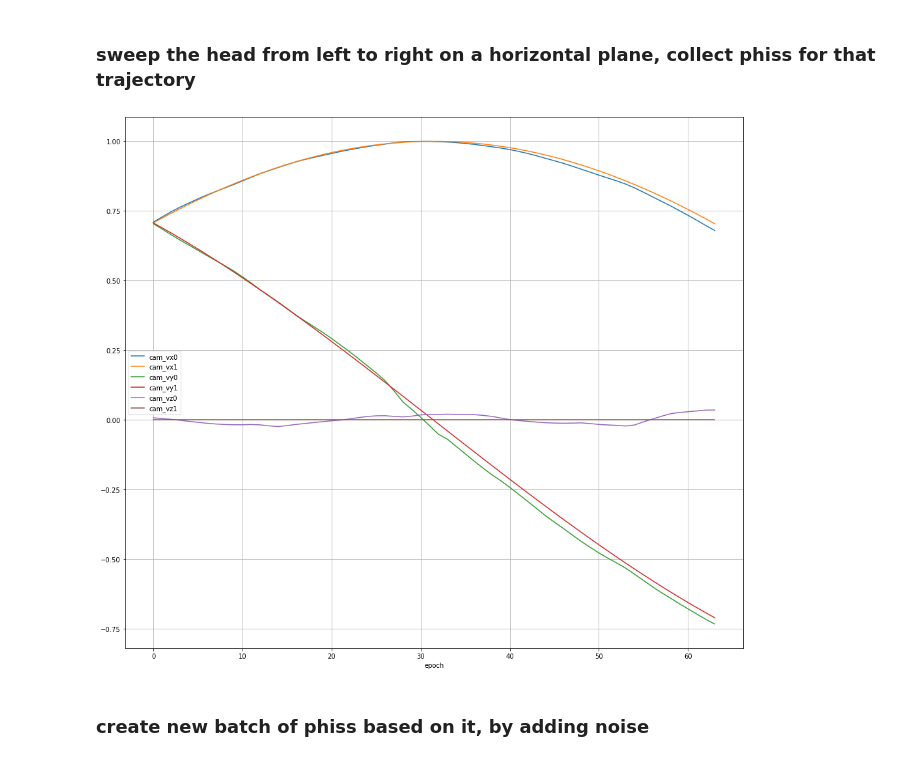
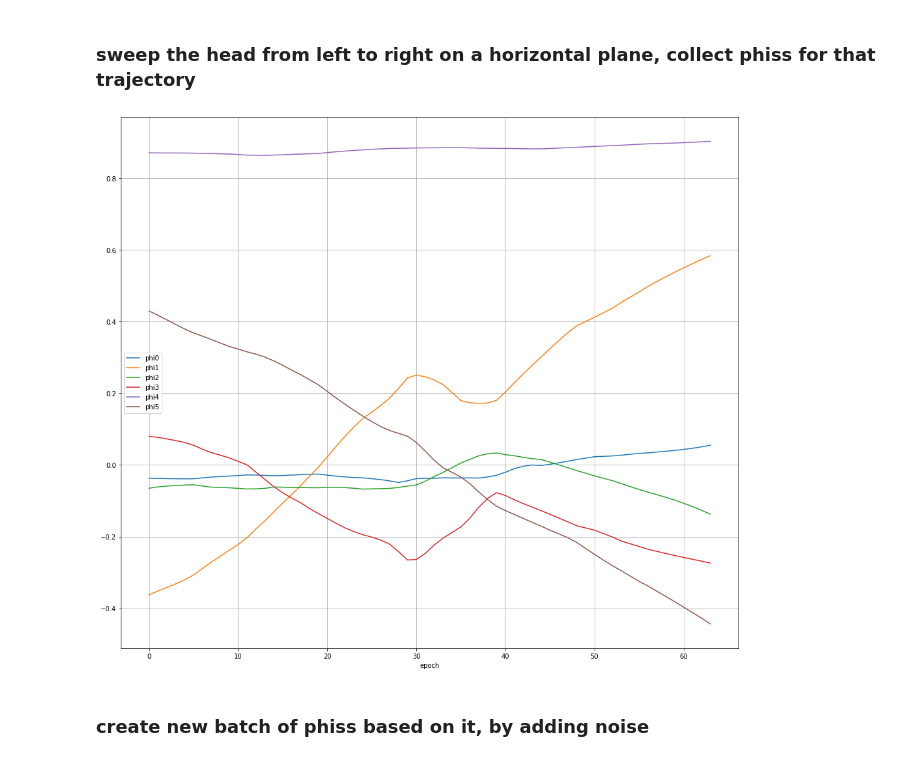
Before and after one commit to mediamead/oneroid, a Jupyter notebook: ipynb/random_guided_pose2phis_model.ipynb, the cells around one changed output. Saved outputs shown, nothing was run; the diff lists cells and outputs as text; code cells hidden in the pictures.

```diff
--- a/ipynb/random_guided_pose2phis_model.ipynb
+++ b/ipynb/random_guided_pose2phis_model.ipynb
@@ -87,12 +84,12 @@ def sweep_model(model):
 # %% [markdown]
 ### sweep the head from left to right on a horizontal plane, collect phiss for that trajectory
 # %%
-model = tf.keras.models.load_model('pose2phis-128-4')
+model = tf.keras.models.load_model('pose2phis-128-4-relu-5000000')
 cam_pos, phiss, data_v, data_u, data_phis = sweep_model(model)
 # %%
-live_plot(data_v)
+live_plot(data_phis)
 # %% [output]
-[figure, old version]
+[figure, new version]
 # %% [markdown]
 ### create new batch of phiss based on it, by adding noise
 # %%
```
Also changed, not shown: parts of 1 cell of this notebook, 1 other file.
